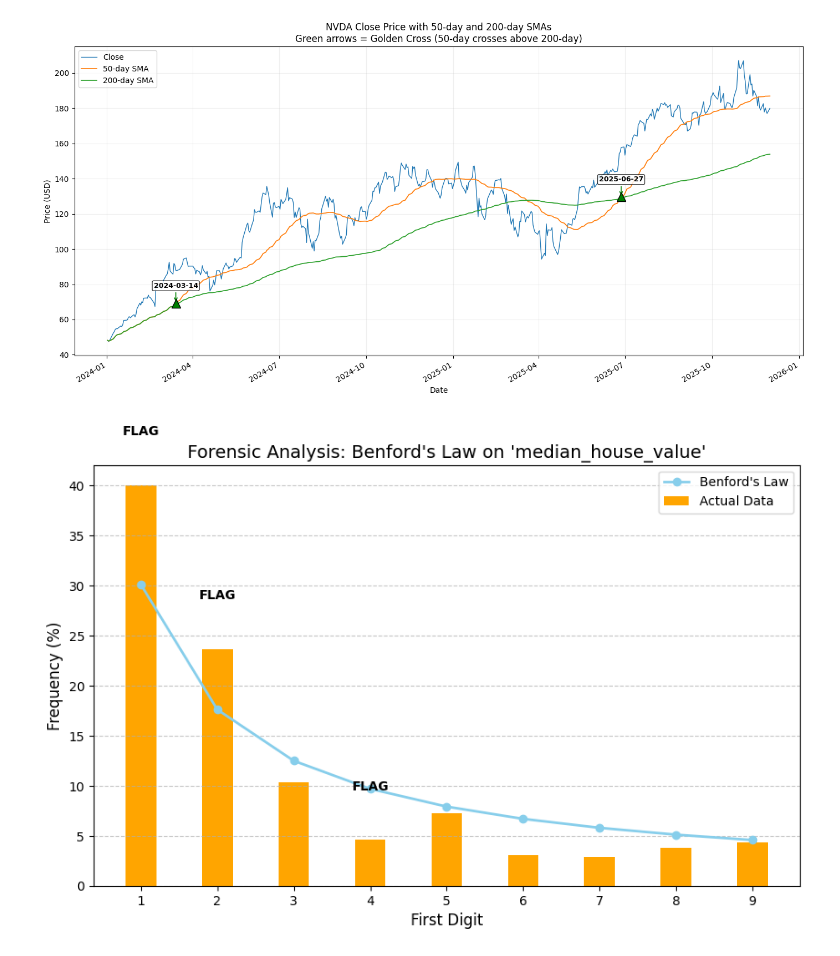
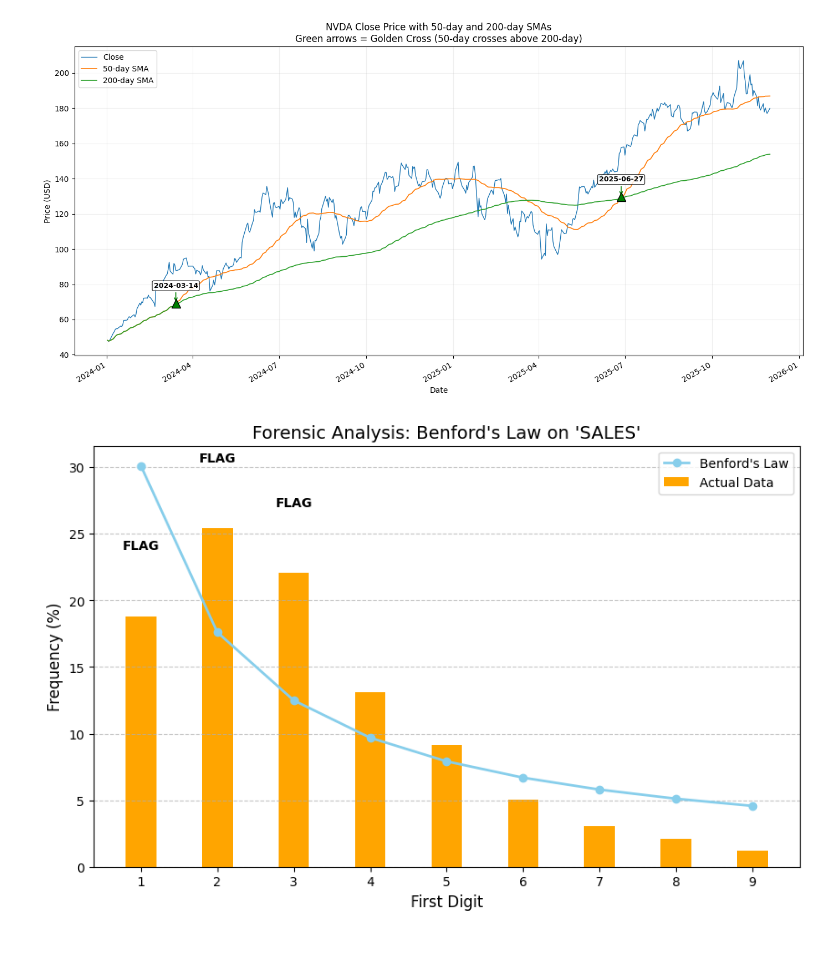
Before and after one commit to Haagen-Lim/AI-in-Accounting-Portfolio, a Jupyter notebook: Financial_Forensic_Portfolio.ipynb, the cells around one changed output. Cells and saved outputs as stored; diff of their text form; code cells hidden in the pictures.

```diff
--- a/Financial_Forensic_Portfolio.ipynb
+++ b/Financial_Forensic_Portfolio.ipynb
@@ -260,20 +260,15 @@ import math
 # --- THE FIX IS HERE ---
 # We need to load the file again so 'df' exists.
 # Make sure the filename inside the brackets matches exactly what you uploaded to Colab.
-# The error "IsADirectoryError" indicates that 'sample_sales_data.csv' is a directory, not a file.
-# You need to specify the path to an actual CSV file. For demonstration, we'll use
-# 'california_housing_train.csv' which is found inside that directory. If you have an
-# actual sales data CSV, please update this path accordingly.
-df = pd.read_csv('/content/sample_sales_data.csv/california_housing_train.csv')
+# FIX: Corrected file path to include '/content/sample_data/' and added encoding.
+df = pd.read_csv('/content/sample_data/sample_sales_data.csv', encoding='latin1')
 # -----------------------
 
 # 1. Setup the Target Column
 # Based on your Benford chart image, the column is likely 'SALES' or 'sales'
 # We will force it to uppercase to be safe, assuming your CSV has a sales column.
-# If your column is differently named (e.g. 'amount'), change the text in the quotes below.
-# NOTE: If you are using 'california_housing_train.csv', 'SALES' will not be a valid column.
-# You might want to try 'median_house_value' for that dataset.
-target_column = 'median_house_value' # Changed to a valid column for california_housing_train.csv
+# If your column is named differently (e.g. 'amount'), change the text in the quotes below.
+target_column = 'SALES'
 
 # 2. Extract First Digits
 # This grabs the first number from the sales figure (e.g., $150 -> 1)
@@ -289,31 +284,31 @@ benford_expected = [math.log10(1 + 1/d) * 100 for d in range(1, 10)]
 
 # 5. Plotting
 digits = range(1, 10)
 fig, ax = plt.subplots(figsize=(10, 6))
 
 # Bars for Actual Data
 ax.bar(digits, actual_counts, width=0.4, label='Actual Data', color='orange', align='center')
 
 # Line for Benford's Law
 ax.plot(digits, benford_expected, color='skyblue', marker='o', linestyle='-', linewidth=2, label="Benford's Law")
 
 # Formatting
 ax.set_title(f"Forensic Analysis: Benford's Law on '{target_column}'", fontsize=14)
 ax.set_xlabel('First Digit', fontsize=12)
 ax.set_ylabel('Frequency (%)', fontsize=12)
 ax.set_xticks(digits)
 ax.legend()
 ax.grid(axis='y', linestyle='--', alpha=0.7)
 
 # 6. Audit Flags (The "Red Flags")
 for i, d in enumerate(digits):
     actual = actual_counts.get(d, 0)
     expected = benford_expected[i]
     # If the difference is big (> 5%), we flag it
     if abs(actual - expected) > 5:
         ax.annotate('FLAG', xy=(d, actual), xytext=(d, actual+5),
                     ha='center', color='black', fontweight='bold', fontsize=10)
 
 plt.show()
 # %% [output]
-[figure, old version]
+[figure, new version]
```
